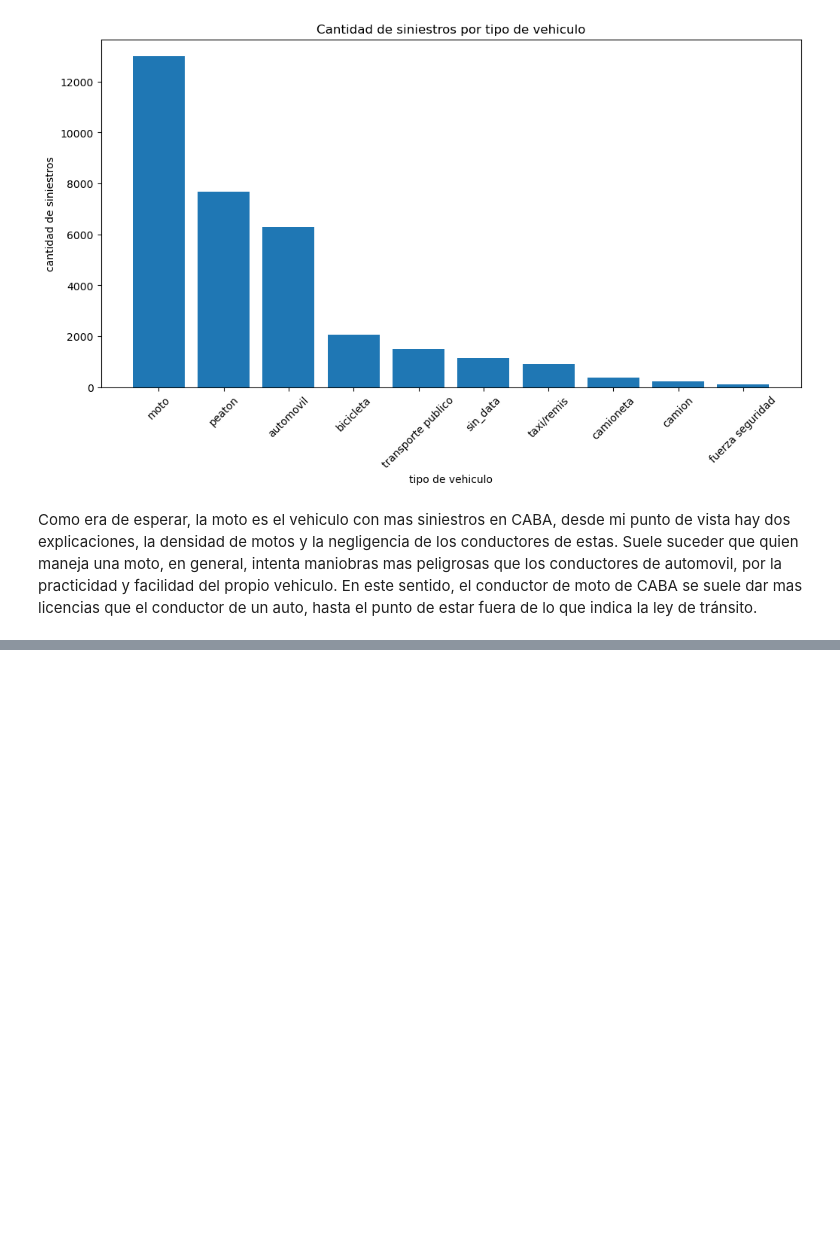
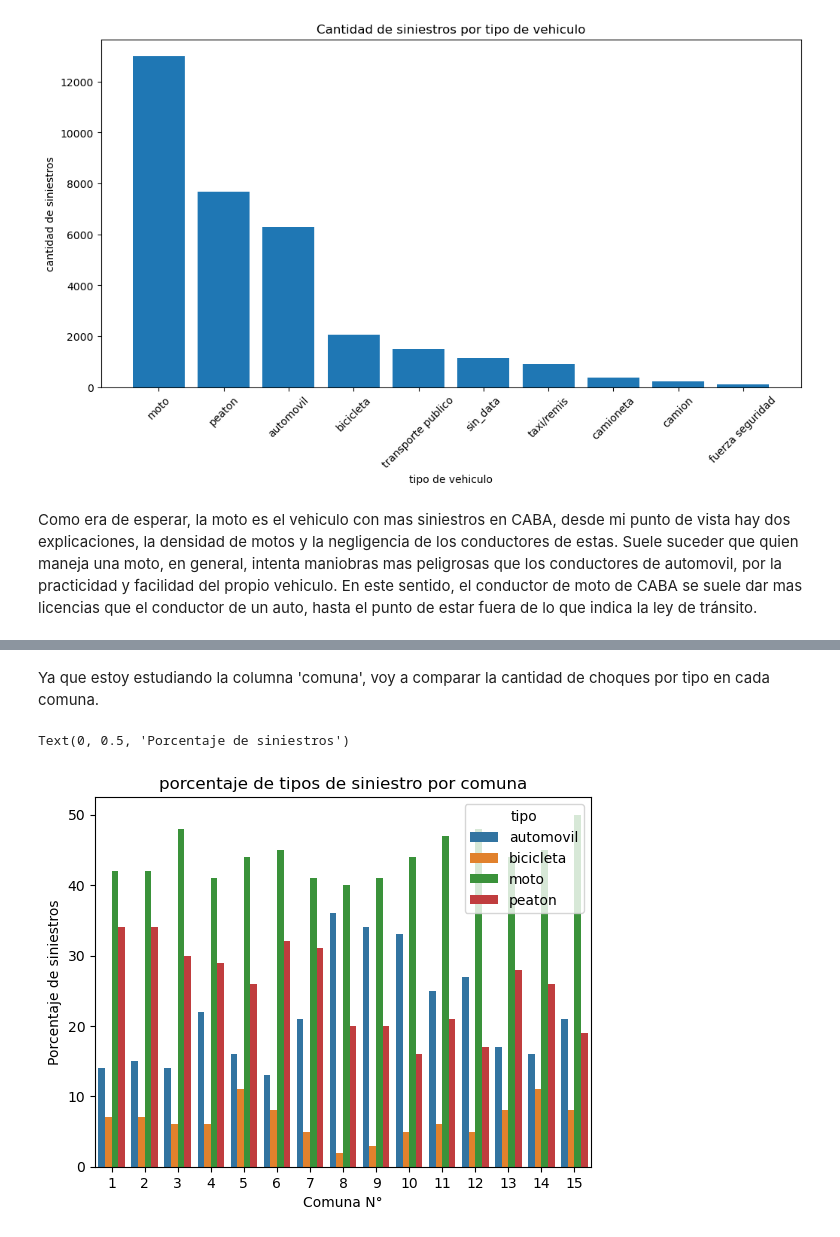
Before and after one commit to joakoracing/TP_CoderHouse, a Jupyter notebook: TP9-hacer/Data_StoryTelling.ipynb, the cells around one changed output, grey strips where cells are left out. Saved outputs shown, nothing was run; the diff lists cells and outputs as text; code cells hidden in the pictures; blank space fills up the shorter version.

```diff
--- a/TP9-hacer/Data_StoryTelling.ipynb
+++ b/TP9-hacer/Data_StoryTelling.ipynb
@@ -154,0 +287,23 @@ Como era de esperar, la moto es el vehiculo con mas siniestros en CABA, desde mi
+# %% [markdown]
+Ya que estoy estudiando la columna 'comuna', voy a comparar la cantidad de choques por tipo en cada comuna.
+# %%
+chocados = sin_df.loc[sin_df['tipo'].str.contains('automovil|peaton|bicicleta|moto')]
+chocados2 = chocados.groupby(['comuna','tipo'])['cant'].sum().reset_index()
+# %%
+total_comunas = chocados.groupby('comuna')['cant'].sum().reset_index().dropna()
+total_comunas = total_comunas.sort_values(by='cant',ascending=False)
+# %%
+#chocados2.drop(columns='comuna',inplace=True)
+chocados2 = chocados2.merge(total_comunas,right_on='comuna',left_on='comuna')
+
+chocados2['porcentaje'] = ((chocados2['cant_x']/chocados2['cant_y'])*100).astype(int)
+chocados2 = chocados2[['comuna','tipo','porcentaje']]
+chocados2['comuna'] = chocados2['comuna'].astype(int).astype(str)
+
+ax = sns.barplot(chocados2, x='comuna',y='porcentaje',hue='tipo')
+ax.set_title('porcentaje de tipos de siniestro por comuna')
+ax.set_xlabel('Comuna N°')
+ax.set_ylabel('Porcentaje de siniestros')
+# %% [output]
+Text(0, 0.5, 'Porcentaje de siniestros')
+[figure, added]
```
Also changed, not shown: parts of 19 cells of this notebook, 5 other files.
